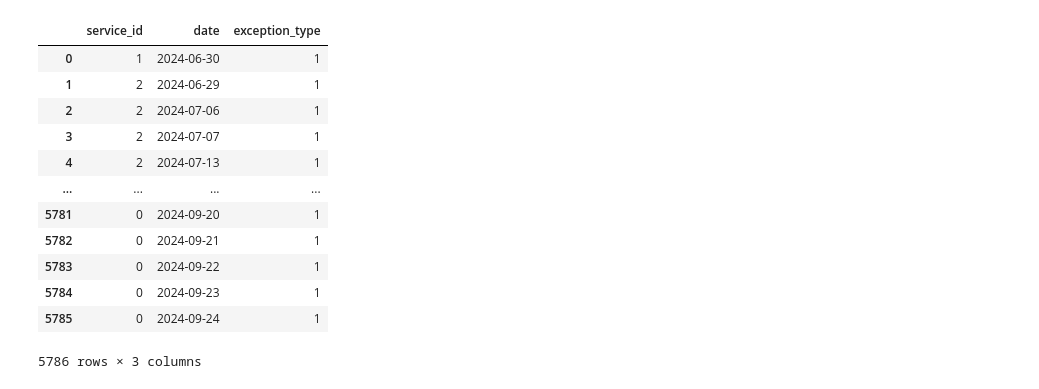
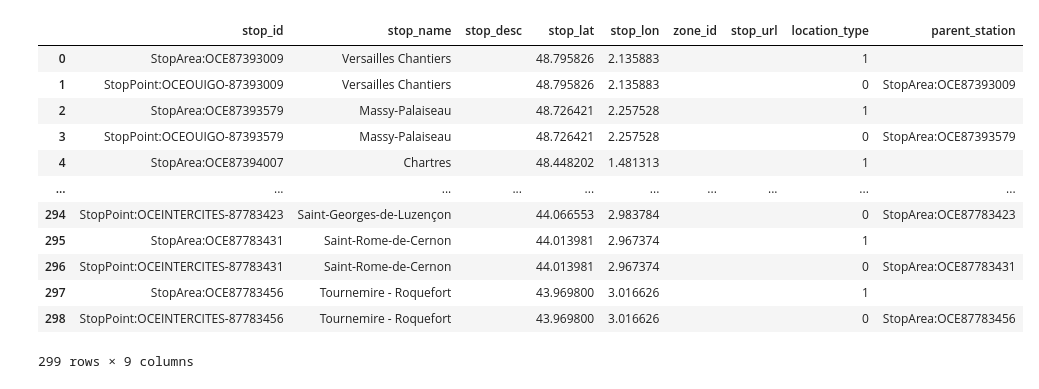
Before and after one commit to Arnolec/City2Anywhere, a Jupyter notebook: AnalyzerGTFS.ipynb, the cells around one changed output. Saved outputs shown, nothing was run; the diff lists cells and outputs as text; code cells hidden in the pictures.

```diff
--- a/AnalyzerGTFS.ipynb
+++ b/AnalyzerGTFS.ipynb
@@ -15,21 +16,21 @@ trips = pd.read_csv('Data/INTERCITE/trips.txt')
 # %%
 stops.fillna('', inplace=True)
 calendar_dates.date = pd.to_datetime(calendar_dates["date"], format='%Y%m%d').dt.date
-calendar_dates
+stops
 # %% [output]
-|  | service_id | date | exception_type |
-| 0 | 1 | 2024-06-30 | 1 |
-| 1 | 2 | 2024-06-29 | 1 |
-| 2 | 2 | 2024-07-06 | 1 |
-| 3 | 2 | 2024-07-07 | 1 |
-| 4 | 2 | 2024-07-13 | 1 |
-| ... | ... | ... | ... |
-| 5781 | 0 | 2024-09-20 | 1 |
-| 5782 | 0 | 2024-09-21 | 1 |
-| 5783 | 0 | 2024-09-22 | 1 |
-| 5784 | 0 | 2024-09-23 | 1 |
-| 5785 | 0 | 2024-09-24 | 1 |
+|  | stop_id | stop_name | stop_desc | stop_lat | stop_lon | zone_id | stop_url | location_type | parent_station |
+| 0 | StopArea:OCE87393009 | Versailles Chantiers |  | 48.795826 | 2.135883 |  |  | 1 |  |
+| 1 | StopPoint:OCEOUIGO-87393009 | Versailles Chantiers |  | 48.795826 | 2.135883 |  |  | 0 | StopArea:OCE87393009 |
+| 2 | StopArea:OCE87393579 | Massy-Palaiseau |  | 48.726421 | 2.257528 |  |  | 1 |  |
+| 3 | StopPoint:OCEOUIGO-87393579 | Massy-Palaiseau |  | 48.726421 | 2.257528 |  |  | 0 | StopArea:OCE87393579 |
+| 4 | StopArea:OCE87394007 | Chartres |  | 48.448202 | 1.481313 |  |  | 1 |  |
+| ... | ... | ... | ... | ... | ... | ... | ... | ... | ... |
+| 294 | StopPoint:OCEINTERCITES-87783423 | Saint-Georges-de-Luzençon |  | 44.066553 | 2.983784 |  |  | 0 | StopArea:OCE87783423 |
+| 295 | StopArea:OCE87783431 | Saint-Rome-de-Cernon |  | 44.013981 | 2.967374 |  |  | 1 |  |
+| 296 | StopPoint:OCEINTERCITES-87783431 | Saint-Rome-de-Cernon |  | 44.013981 | 2.967374 |  |  | 0 | StopArea:OCE87783431 |
+| 297 | StopArea:OCE87783456 | Tournemire - Roquefort |  | 43.969800 | 3.016626 |  |  | 1 |  |
+| 298 | StopPoint:OCEINTERCITES-87783456 | Tournemire - Roquefort |  | 43.969800 | 3.016626 |  |  | 0 | StopArea:OCE87783456 |
-5786 rows × 3 columns
+299 rows × 9 columns
 # %%
 # Exemple de ville : StopArea:OCE87586545
 
```
Also changed, not shown: parts of 7 cells of this notebook.
